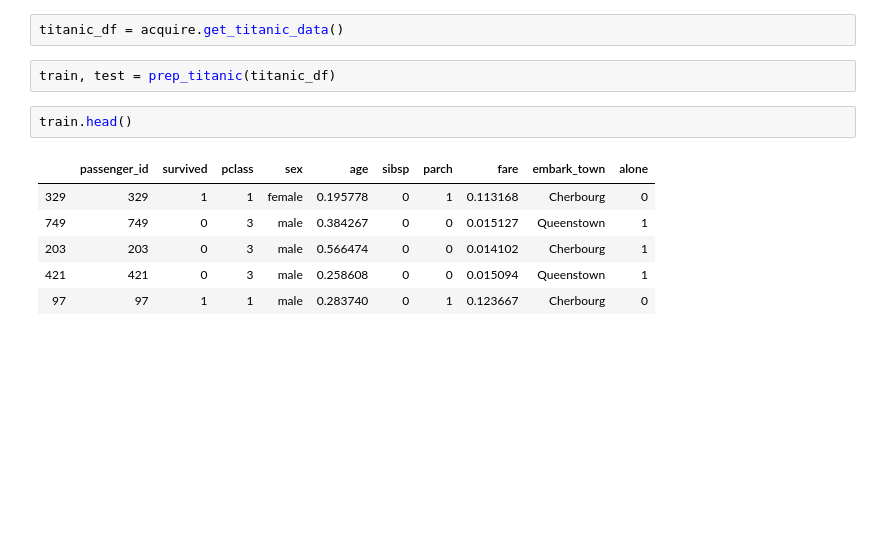
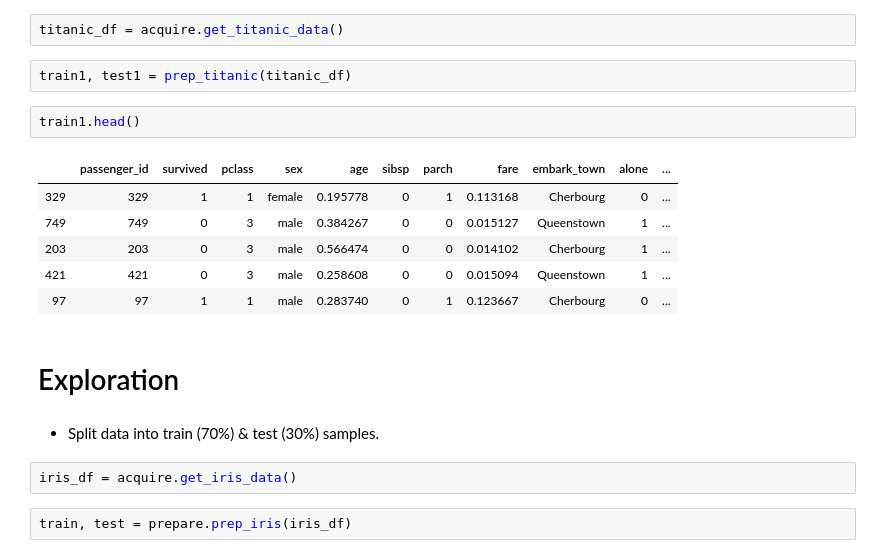
Before and after one commit to JadaShipp/ds-methodologies-exercises, a Jupyter notebook: classification/classification_exercises.ipynb, the cells around one changed output. Drawn from its saved outputs; the diff is of its cells as text; blank space fills up the shorter version.

```diff
--- a/classification/classification_exercises.ipynb
+++ b/classification/classification_exercises.ipynb
@@ -691,13 +694,21 @@ def prep_titanic(titanic_df):
 # %%
 titanic_df = acquire.get_titanic_data()
 # %%
-train, test = prep_titanic(titanic_df)
+train1, test1 = prep_titanic(titanic_df)
 # %%
-train.head()
+train1.head()
 # %% [output]
-|  | passenger_id | survived | pclass | sex | age | sibsp | parch | fare | embark_town | alone |
-| 329 | 329 | 1 | 1 | female | 0.195778 | 0 | 1 | 0.113168 | Cherbourg | 0 |
-| 749 | 749 | 0 | 3 | male | 0.384267 | 0 | 0 | 0.015127 | Queenstown | 1 |
-| 203 | 203 | 0 | 3 | male | 0.566474 | 0 | 0 | 0.014102 | Cherbourg | 1 |
-| 421 | 421 | 0 | 3 | male | 0.258608 | 0 | 0 | 0.015094 | Queenstown | 1 |
-| 97 | 97 | 1 | 1 | male | 0.283740 | 0 | 1 | 0.123667 | Cherbourg | 0 |
+|  | passenger_id | survived | pclass | sex | age | sibsp | parch | fare | embark_town | alone | ... |
+| 329 | 329 | 1 | 1 | female | 0.195778 | 0 | 1 | 0.113168 | Cherbourg | 0 | ... |
+| 749 | 749 | 0 | 3 | male | 0.384267 | 0 | 0 | 0.015127 | Queenstown | 1 | ... |
+| 203 | 203 | 0 | 3 | male | 0.566474 | 0 | 0 | 0.014102 | Cherbourg | 1 | ... |
+| 421 | 421 | 0 | 3 | male | 0.258608 | 0 | 0 | 0.015094 | Queenstown | 1 | ... |
+| 97 | 97 | 1 | 1 | male | 0.283740 | 0 | 1 | 0.123667 | Cherbourg | 0 | ... |
+# %% [markdown]
+# Exploration
+# %% [markdown]
+- Split data into train (70%) & test (30%) samples.
+# %%
+iris_df = acquire.get_iris_data()
+# %%
+train, test = prepare.prep_iris(iris_df)
```
Also changed, not shown: parts of 14 cells of this notebook.
